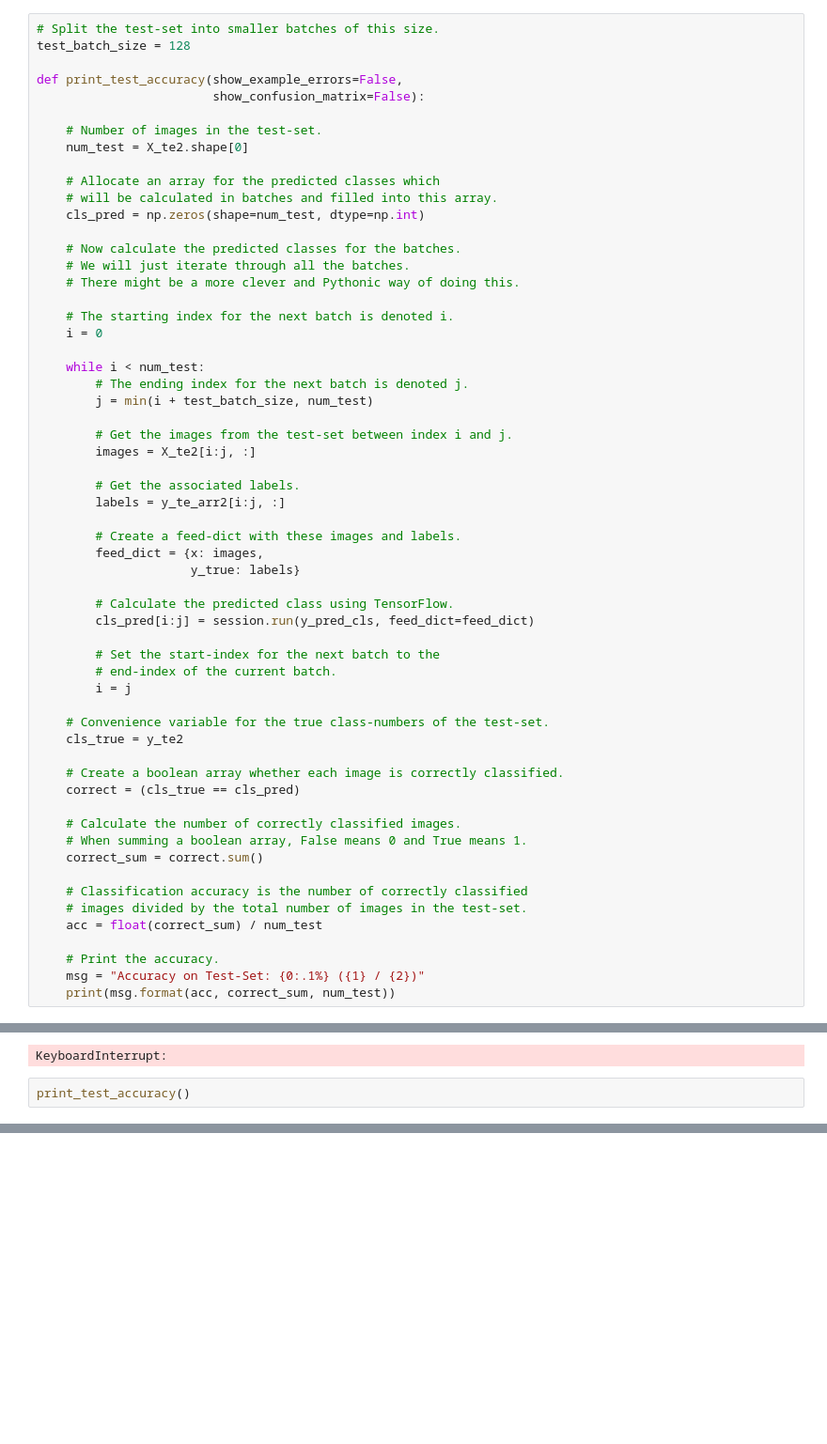
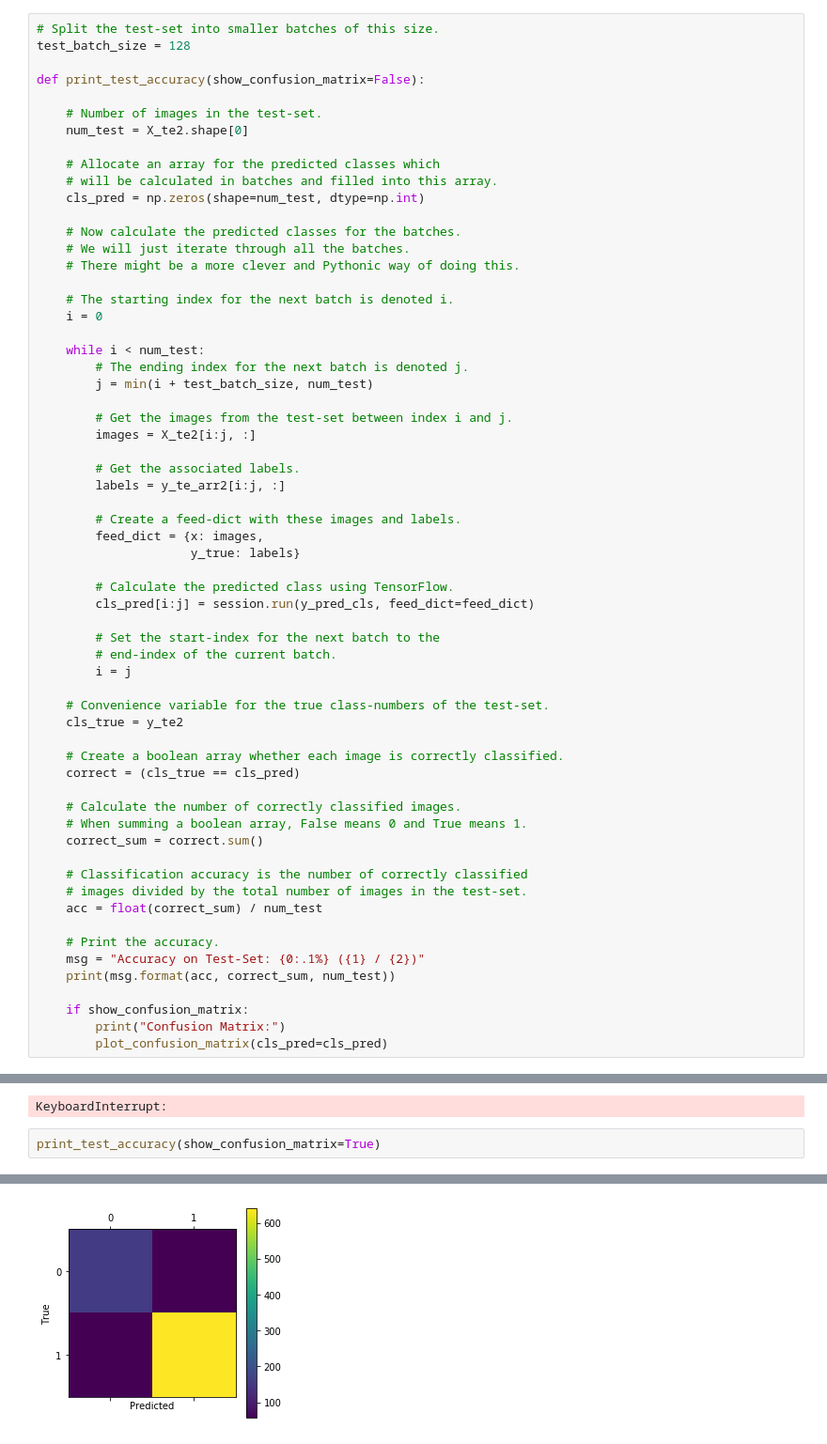
Before and after one commit to Htiango/Painting-Classification, a Jupyter notebook: deep_learning/cnn.ipynb, the cells around one changed output, grey strips where cells are left out. Shown at 94% size. Drawn from its saved outputs; the diff is of its cells as text; blank space fills up the shorter version.

```diff
--- a/deep_learning/cnn.ipynb
+++ b/deep_learning/cnn.ipynb
@@ -387,8 +387,7 @@ def optimize(num_iterations):
 # Split the test-set into smaller batches of this size.
 test_batch_size = 128
 
-def print_test_accuracy(show_example_errors=False,
-                        show_confusion_matrix=False):
+def print_test_accuracy(show_confusion_matrix=False):
 
     # Number of images in the test-set.
     num_test = X_te2.shape[0]
@@ -442,6 +441,10 @@ def print_test_accuracy(show_example_errors=False,
     # Print the accuracy.
     msg = "Accuracy on Test-Set: {0:.1%} ({1} / {2})"
     print(msg.format(acc, correct_sum, num_test))
+
+    if show_confusion_matrix:
+        print("Confusion Matrix:")
+        plot_confusion_matrix(cls_pred=cls_pred)
 # %%
 print_test_accuracy()
 # %% [output]
@@ -468,6 +471,6 @@ Optimization Iteration:  14751, Training Accuracy: 100.0%
 Optimization Iteration:  14801, Training Accuracy: 100.0%
 KeyboardInterrupt:
 # %%
-print_test_accuracy()
+print_test_accuracy(show_confusion_matrix=True)
 # %% [output]
 Accuracy on Test-Set: 87.7% (799 / 911)
@@ -473,0 +480 @@ Accuracy on Test-Set: 87.7% (799 / 911)
+[figure, added]
```
Also changed, not shown: parts of 2 cells of this notebook, 1 other file.
